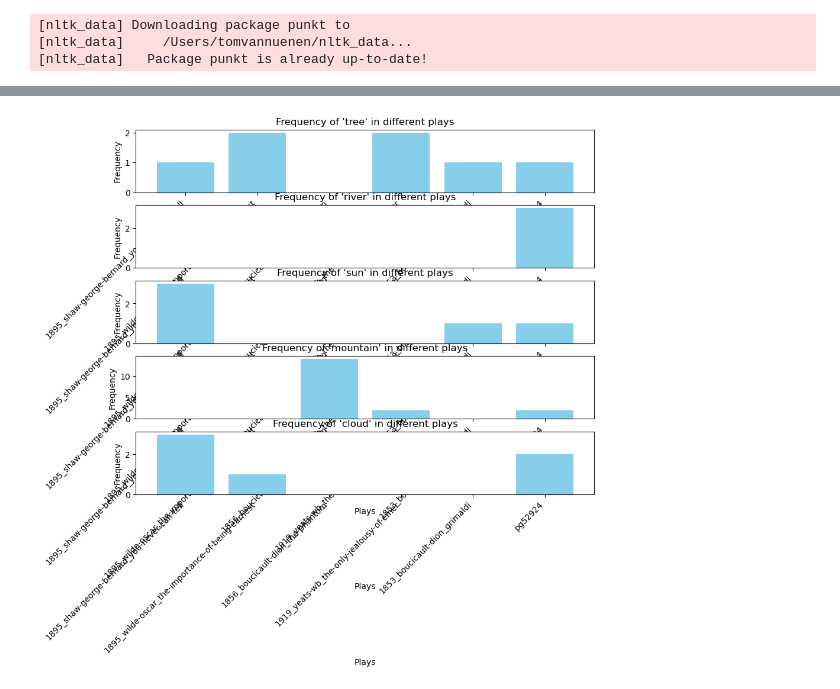
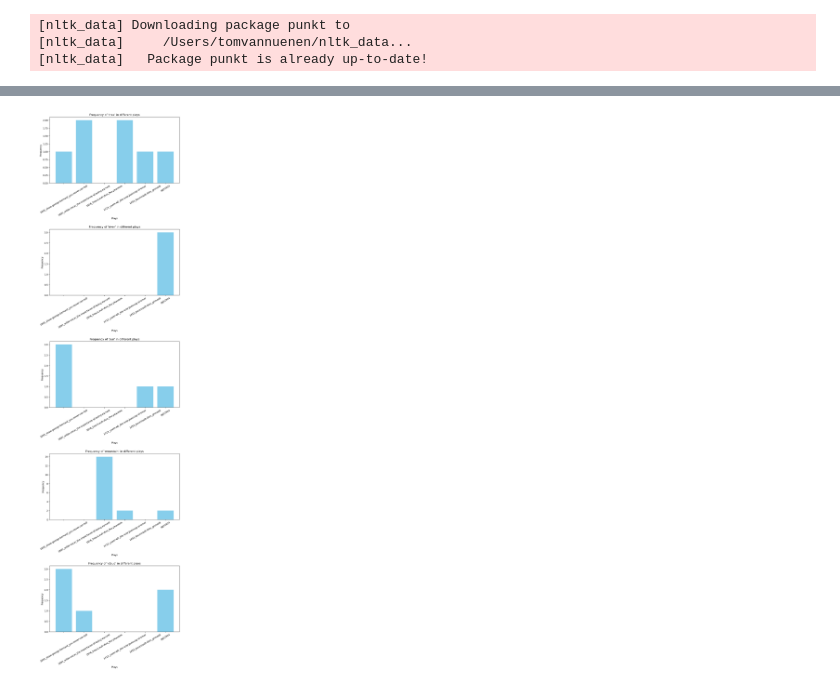
Before and after one commit to dlab-berkeley/DH-Text-Analysis, a Jupyter notebook: Q&A/sentiment_nature.ipynb, the cells around one changed output, grey strips where cells are left out. Drawn from its saved outputs; the diff is of its cells as text; code cells hidden in the pictures.

```diff
--- a/Q&A/sentiment_nature.ipynb
+++ b/Q&A/sentiment_nature.ipynb
@@ -198,18 +209,18 @@ for filename in os.listdir(directory):
             frequency_data[keyword].append(counts[keyword])
 
         play_names.append(filename.replace('.txt', ''))  # Store play names without the file extension
-
-# Create a bar chart for each keyword
-fig, axes = plt.subplots(len(keywords), 1, figsize=(10, 8), tight_layout=True)
-
-for ax, keyword in zip(axes, keywords):
-    bars = ax.bar(play_names, frequency_data[keyword], color='skyblue')
-    ax.set_title(f"Frequency of '{keyword}' in different plays")
-    ax.set_ylabel('Frequency')
-    ax.set_xlabel('Plays')
-    ax.set_xticklabels(play_names, rotation=45, ha='right')  # Rotate and align the labels
-
-
-plt.show()
-# %% [output]
-[figure, removed]
+# %%
+# Create a bar chart for each keyword
+fig, axes = plt.subplots(len(keywords), 1, figsize=(10, 40))
+
+for ax, keyword in zip(axes, keywords):
+    bars = ax.bar(play_names, frequency_data[keyword], color='skyblue')
+    ax.set_title(f"Frequency of '{keyword}' in different plays")
+    ax.set_ylabel('Frequency')
+    ax.set_xlabel('Plays')
+    ax.set_xticklabels(play_names, rotation=30)  # Rotate and align the labels
+
+plt.subplots_adjust(hspace=.7)  # Adjust space between plots
+plt.show()
+# %% [output]
+[figure, added]
```
Also changed, not shown: parts of 3 cells of this notebook.
